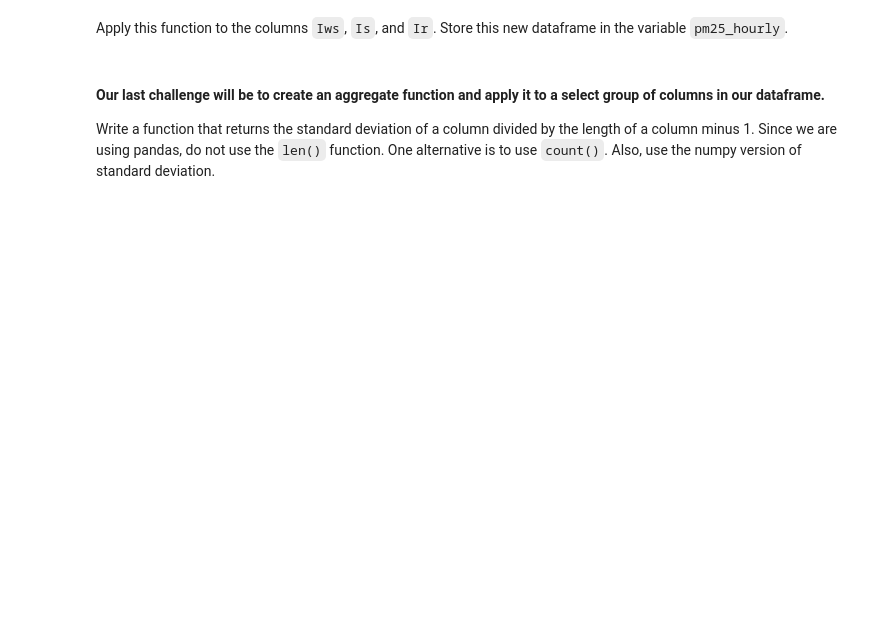
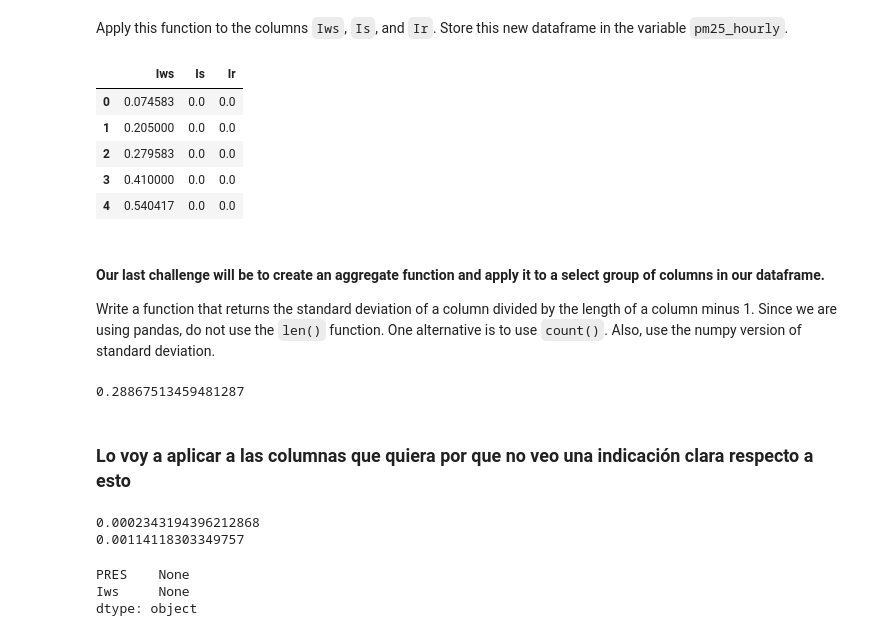
Before and after one commit to Santiorix/dataptmad1121_labs, a Jupyter notebook: module-1/map-reduce-filter/your-code/main.ipynb, the cells around one changed output. Drawn from its saved outputs; the diff is of its cells as text; code cells hidden in the pictures; blank space fills up the shorter version.

```diff
--- a/module-1/map-reduce-filter/your-code/main.ipynb
+++ b/module-1/map-reduce-filter/your-code/main.ipynb
@@ -289,8 +299,26 @@ Apply this function to the columns `Iws`, `Is`, and `Ir`. Store this new datafra
+# %%
+pm25_hourly = data [['Iws', 'Is', 'Ir']].apply(hourly)
+pm25_hourly.head()
+#pm25_hourly['Is'] = data['Is'].apply(hourly)
+#pd.DataFrame(pm25_hourly)
+#pm25_hourly['Ir'] = data['Ir'].apply(hourly)
+#pd.DataFrame(pm25_hourly)
+#pm25_hourly.head()
+#type(pm25_hourly)
+# %% [output]
+|  | Iws | Is | Ir |
+| 0 | 0.074583 | 0.0 | 0.0 |
+| 1 | 0.205000 | 0.0 | 0.0 |
+| 2 | 0.279583 | 0.0 | 0.0 |
+| 3 | 0.410000 | 0.0 | 0.0 |
+| 4 | 0.540417 | 0.0 | 0.0 |
 # %% [markdown]
 #### Our last challenge will be to create an aggregate function and apply it to a select group of columns in our dataframe.
 
 Write a function that returns the standard deviation of a column divided by the length of a column minus 1. Since we are using pandas, do not use the `len()` function. One alternative is to use `count()`. Also, use the numpy version of standard deviation.
 # %%
+pd_serie = pd.Series([2,2,2,4])
+#print(pd_serie.count()-1)
 def sample_sd(x):
     '''
     Input: A Pandas series of values
@@ -298,7 +326,19 @@ def sample_sd(x):
 
     Example:
     Input: pd.Series([1,2,3,4])
-    Output: 0.3726779962
-    '''
-
+    Output: 0.3726779962    '''
     # your code here
+    print(np.std(x)/(x.count()-1))
+sample_sd(pd_serie)
+# %% [output]
+0.28867513459481287
+# %% [markdown]
+### Lo voy a aplicar a las columnas que quiera por que no veo una indicación clara respecto a esto
+# %%
+data[['PRES', 'Iws']].apply(sample_sd)
+# %% [output]
+0.0002343194396212868
+0.00114118303349757
+PRES    None
+Iws     None
+dtype: object
```
Also changed, not shown: parts of 5 cells of this notebook.
